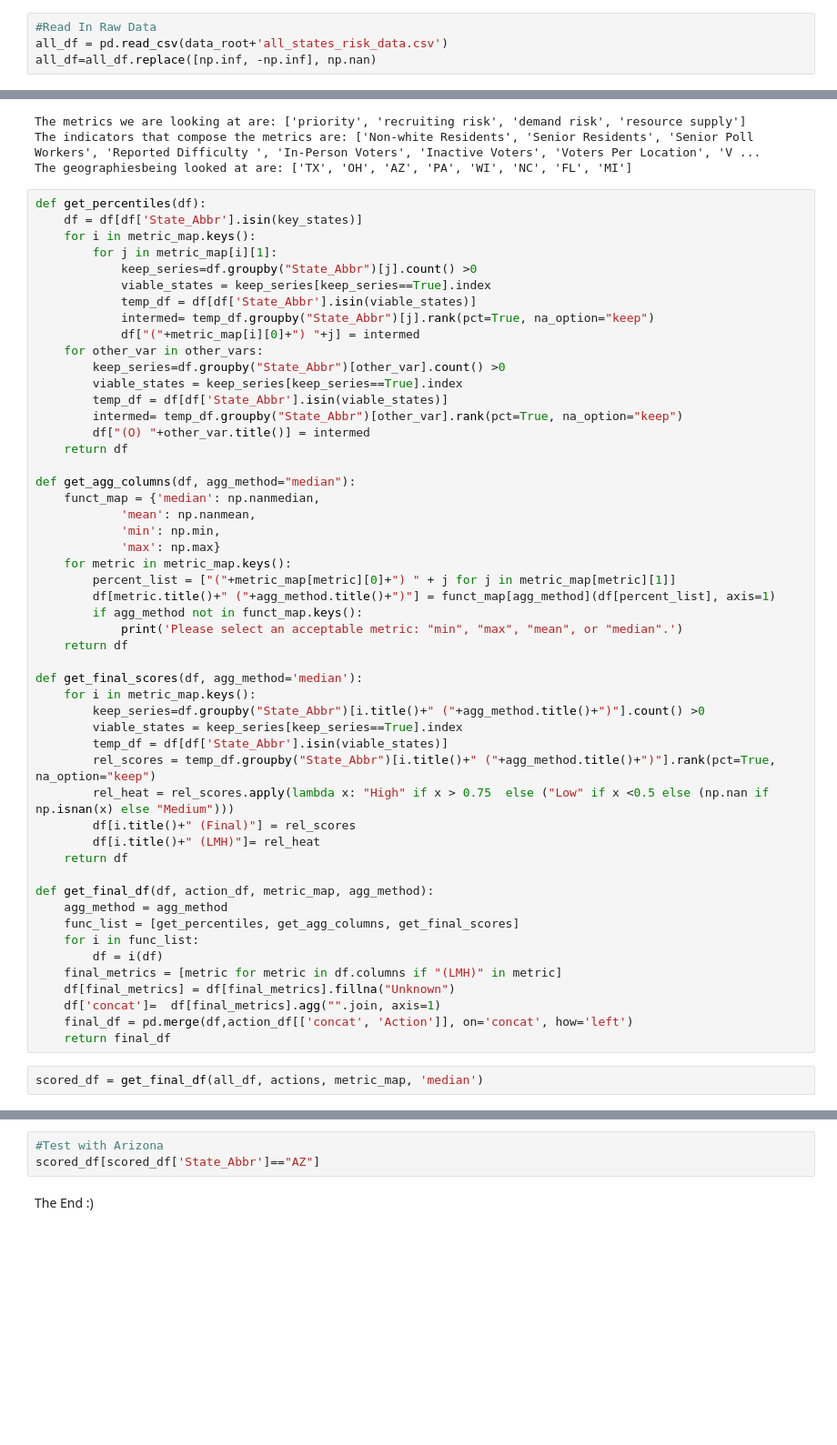
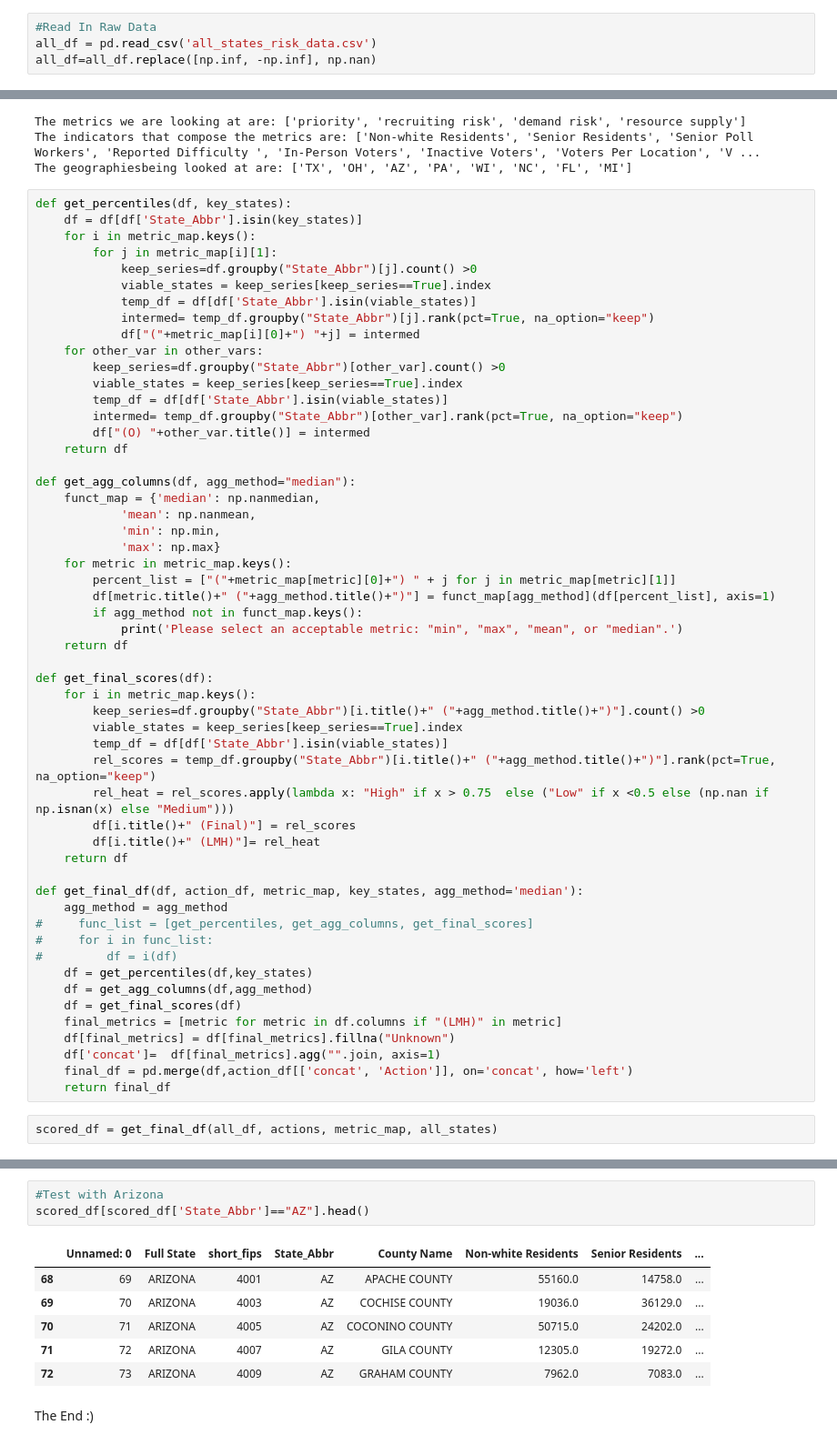
Before and after one commit to dssg/voter-protection, a Jupyter notebook: data/risk_scoring_for_toolkit_public.ipynb, the cells around one changed output, grey strips where cells are left out. Shown: that part at 91% size. Saved outputs shown, nothing was run; the diff lists cells and outputs as text; blank space fills up the shorter version.

```diff
--- a/data/risk_scoring_for_toolkit_public.ipynb
+++ b/data/risk_scoring_for_toolkit_public.ipynb
@@ -28,7 +28,7 @@ pd.set_option('display.max_columns', 500)
 pd.set_option('display.width', 10000)
 # %%
 #Read In Raw Data
-all_df = pd.read_csv(data_root+'all_states_risk_data.csv')
+all_df = pd.read_csv('all_states_risk_data.csv')
 all_df=all_df.replace([np.inf, -np.inf], np.nan)
 # %%
 # Read In Decision Matrix
@@ -89,7 +89,7 @@ The metrics we are looking at are: ['priority', 'recruiting risk', 'demand risk'
 The indicators that compose the metrics are: ['Non-white Residents', 'Senior Residents', 'Senior Poll Workers', 'Reported Difficulty ', 'In-Person Voters', 'Inactive Voters', 'Voters Per Location', 'V ...
 The geographiesbeing looked at are: ['TX', 'OH', 'AZ', 'PA', 'WI', 'NC', 'FL', 'MI']
 # %%
-def get_percentiles(df):
+def get_percentiles(df, key_states):
     df = df[df['State_Abbr'].isin(key_states)]
     for i in metric_map.keys():
         for j in metric_map[i][1]:
@@ -118,7 +118,7 @@ def get_agg_columns(df, agg_method="median"):
             print('Please select an acceptable metric: "min", "max", "mean", or "median".')
     return df
 
-def get_final_scores(df, agg_method='median'):
+def get_final_scores(df):
     for i in metric_map.keys():
         keep_series=df.groupby("State_Abbr")[i.title()+" ("+agg_method.title()+")"].count() >0
         viable_states = keep_series[keep_series==True].index
@@ -129,15 +129,18 @@ def get_final_scores(df, agg_method='median'):
         df[i.title()+" (LMH)"]= rel_heat
     return df
 
-def get_final_df(df, action_df, metric_map, agg_method):
+def get_final_df(df, action_df, metric_map, key_states, agg_method='median'):
     agg_method = agg_method
-    func_list = [get_percentiles, get_agg_columns, get_final_scores]
-    for i in func_list:
-        df = i(df)
+#     func_list = [get_percentiles, get_agg_columns, get_final_scores]
+#     for i in func_list:
+#         df = i(df)
+    df = get_percentiles(df,key_states)
+    df = get_agg_columns(df,agg_method)
+    df = get_final_scores(df)
     final_metrics = [metric for metric in df.columns if "(LMH)" in metric]
     df[final_metrics] = df[final_metrics].fillna("Unknown")
     df['concat']=  df[final_metrics].agg("".join, axis=1)
     final_df = pd.merge(df,action_df[['concat', 'Action']], on='concat', how='left')
     return final_df
 # %%
-scored_df = get_final_df(all_df, actions, metric_map, 'median')
+scored_df = get_final_df(all_df, actions, metric_map, all_states)
@@ -162,6 +147,13 @@ See the caveats in the documentation: http://pandas.pydata.org/pandas-docs/stabl
 # %%
 #Test with Arizona
-scored_df[scored_df['State_Abbr']=="AZ"]
+scored_df[scored_df['State_Abbr']=="AZ"].head()
+# %% [output]
+|  | Unnamed: 0 | Full State | short_fips | State_Abbr | County Name | Non-white Residents | Senior Residents | ... |
+| 68 | 69 | ARIZONA | 4001 | AZ | APACHE COUNTY | 55160.0 | 14758.0 | ... |
+| 69 | 70 | ARIZONA | 4003 | AZ | COCHISE COUNTY | 19036.0 | 36129.0 | ... |
+| 70 | 71 | ARIZONA | 4005 | AZ | COCONINO COUNTY | 50715.0 | 24202.0 | ... |
+| 71 | 72 | ARIZONA | 4007 | AZ | GILA COUNTY | 12305.0 | 19272.0 | ... |
+| 72 | 73 | ARIZONA | 4009 | AZ | GRAHAM COUNTY | 7962.0 | 7083.0 | ... |
 # %% [markdown]
 The End :)
 # %%
```
Also changed, not shown: parts of 4 cells of this notebook.
